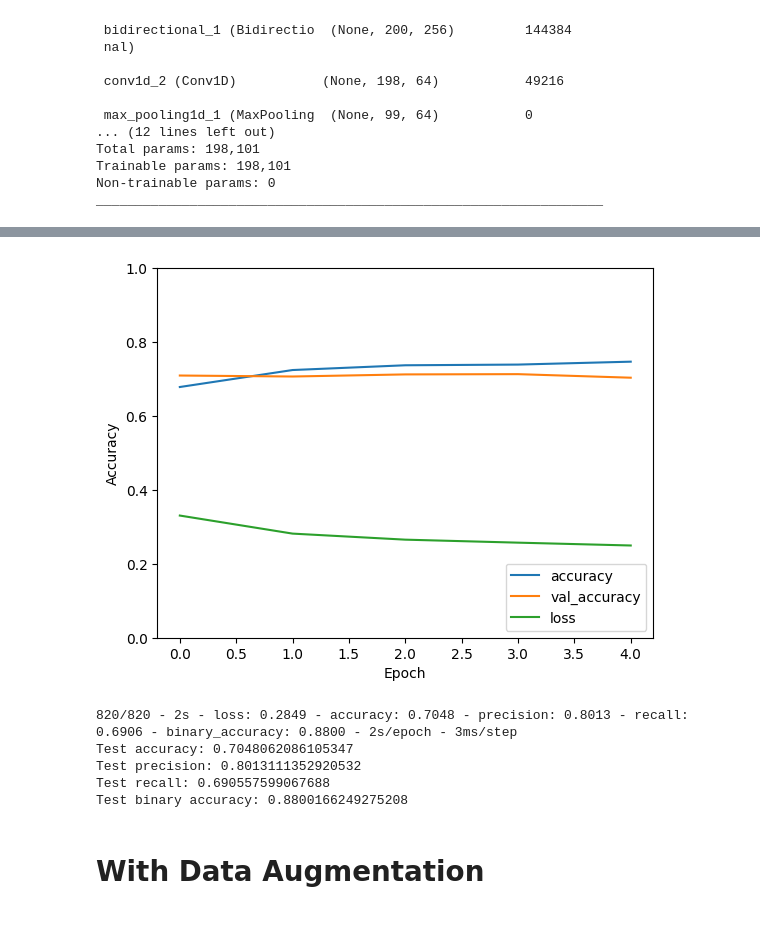
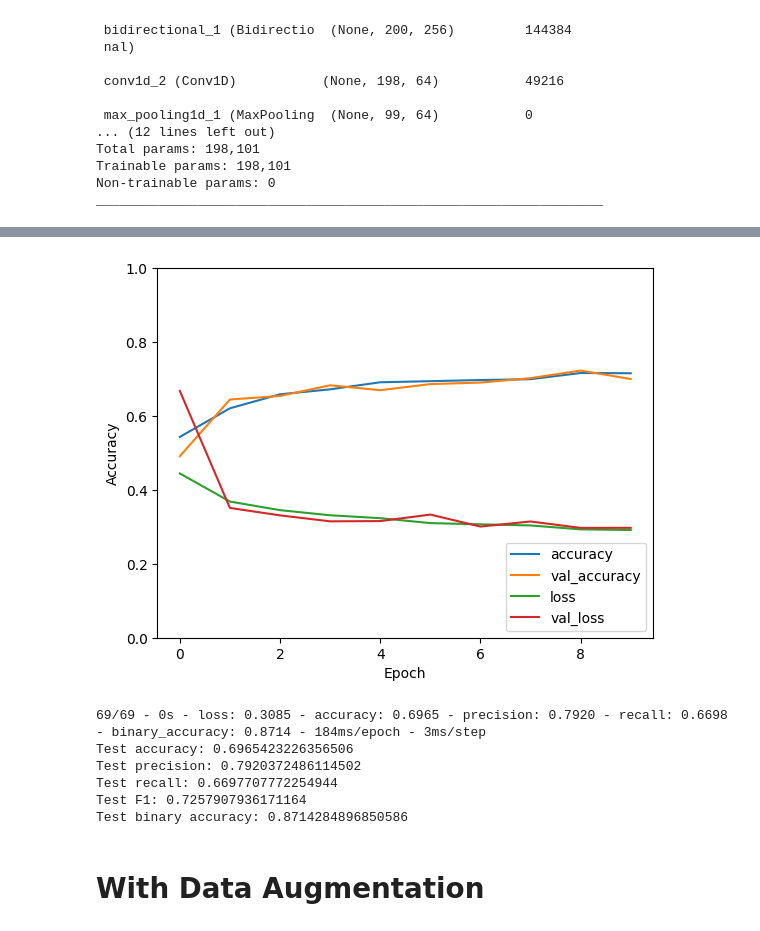
Before and after one commit to raaifhadadi/FYP, a Jupyter notebook: PTB_XL_data_processing.ipynb, the cells around one changed output, grey strips where cells are left out. Drawn from its saved outputs; the diff is of its cells as text; code cells hidden in the pictures.

```diff
--- a/PTB_XL_data_processing.ipynb
+++ b/PTB_XL_data_processing.ipynb
@@ -224,7 +221,7 @@ Z_HB_text = []
 Samp_og_HB = []
 Strat_og_HB = []
 
-window_size = sampling_rate
+window_size = int(sampling_rate * 0.35)
 
 # iterate over each 10s ECG
 for i, sample in enumerate(X):
@@ -449,0 +357,16 @@ ________________________________________________________________________________
+# %%
+# define a resnet model
+import tensorflow as tf
+from tensorflow import keras
+from tensorflow.keras import metrics
+
+import models.resnet as resnet
+
+num_classes = 5
+X_input = keras.Input(shape=X_train.shape[1:])
+outputs2, feature_output2 = resnet.resnet_model(X_input, num_classes=num_classes)
+
+model2 = keras.Model(inputs=X_input, outputs=outputs2)
+optimizer = keras.optimizers.Adam(learning_rate=0.001)
+model2.compile(optimizer=optimizer, loss='binary_crossentropy', metrics=['accuracy', 'Precision', 'Recall', metrics.binary_accuracy])
+model2.summary()
@@ -496,7 +449,7 @@ batch_size = 64
 
 train_generator = augment_ecg_signal_batch(X_train, y_train, batch_size=batch_size)
 
-history = model2.fit(train_generator, epochs=5, batch_size=batch_size, validation_data=(X_val, y_val), steps_per_epoch=X_train.shape[0]//batch_size, verbose=1)
+history = model2.fit(train_generator, epochs=10, batch_size=batch_size, validation_data=(X_val, y_val), steps_per_epoch=X_train.shape[0]//batch_size, verbose=1)
 
 # plot training history
 plt.plot(history.history['accuracy'], label='accuracy')
@@ -522,4 +485,4 @@ Epoch 5/5
-[figure, old version]
+[figure, new version]
 # %%
 # evaluate model
 
@@ -528,13 +491,15 @@ test_loss, test_acc, test_prec, test_rec, test_bin_acc = model2.evaluate(X_test,
 print('Test accuracy:', test_acc)
 print('Test precision:', test_prec)
 print('Test recall:', test_rec)
+print('Test F1:', 2 * (test_prec * test_rec) / (test_prec + test_rec))
 print('Test binary accuracy:', test_bin_acc)
 # %% [output]
-820/820 - 2s - loss: 0.2849 - accuracy: 0.7048 - precision: 0.8013 - recall: 0.6906 - binary_accuracy: 0.8800 - 2s/epoch - 3ms/step
-Test accuracy: 0.7048062086105347
-Test precision: 0.8013111352920532
-Test recall: 0.690557599067688
-Test binary accuracy: 0.8800166249275208
+69/69 - 0s - loss: 0.3085 - accuracy: 0.6965 - precision: 0.7920 - recall: 0.6698 - binary_accuracy: 0.8714 - 184ms/epoch - 3ms/step
+Test accuracy: 0.6965423226356506
+Test precision: 0.7920372486114502
+Test recall: 0.6697707772254944
+Test F1: 0.7257907936171164
+Test binary accuracy: 0.8714284896850586
 # %% [markdown]
 # With Data Augmentation
 # %%
```
Also changed, not shown: parts of 17 cells of this notebook, 7 other files.
